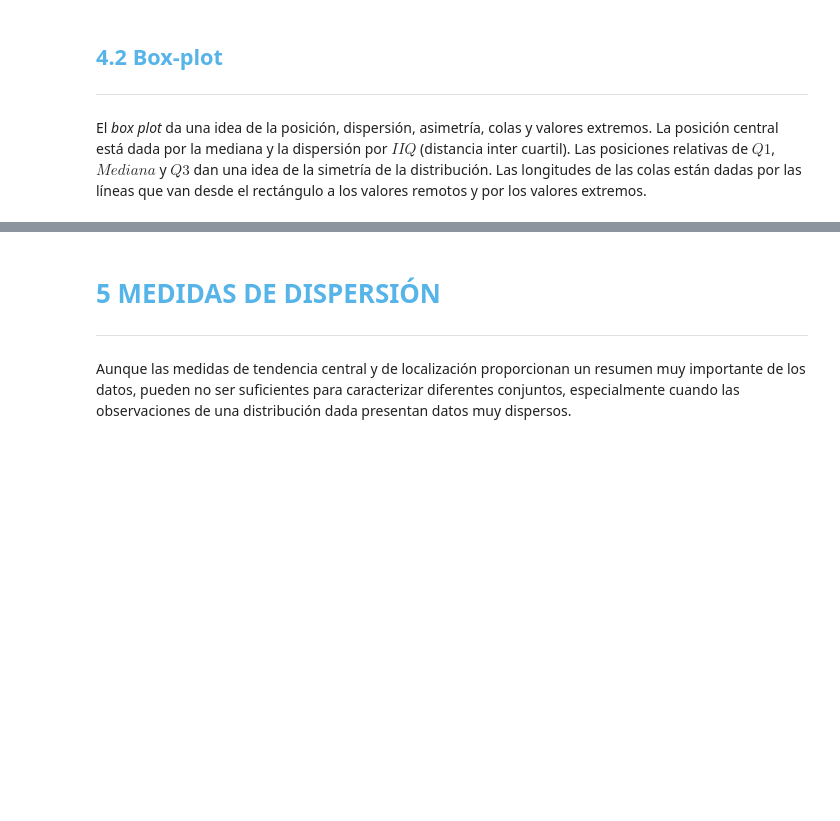
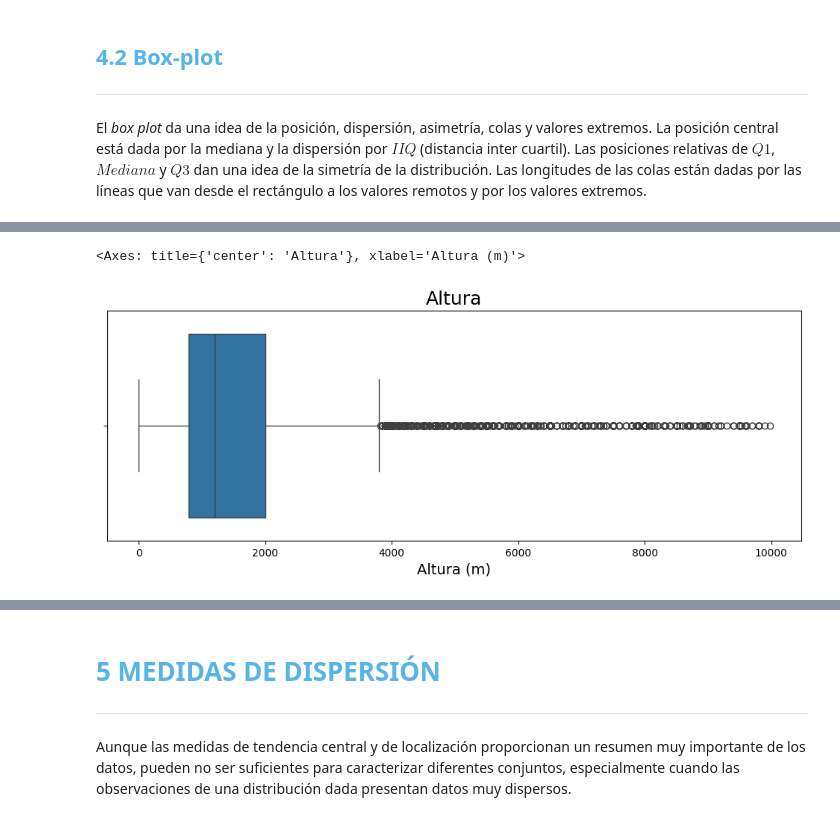
Before and after one commit to Charlymanuk/CURSO-DE-ESTADISTICA, a Jupyter notebook: Curso_de_Estadística_con_Python_1.ipynb, the cells around one changed output, grey strips where cells are left out. Cells and saved outputs as stored; diff of their text form; code cells hidden in the pictures; blank space fills up the shorter version.

```diff
--- a/Curso_de_Estadística_con_Python_1.ipynb
+++ b/Curso_de_Estadística_con_Python_1.ipynb
@@ -893,0 +986,9 @@ El *box plot* da una idea de la posición, dispersión, asimetría, colas y valo
+# %%
+ax = sns.boxplot(x= 'Ingreso',data=datos.query('Ingreso < 10000'), orient= 'h')
+ax.figure.set_size_inches(12,4)
+ax.set_title('Altura', fontsize=18)
+ax.set_xlabel('Altura (m)', fontsize=14)
+ax
+# %% [output]
+<Axes: title={'center': 'Altura'}, xlabel='Altura (m)'>
+[figure, added]
```
Also changed, not shown: parts of 20 cells of this notebook.
